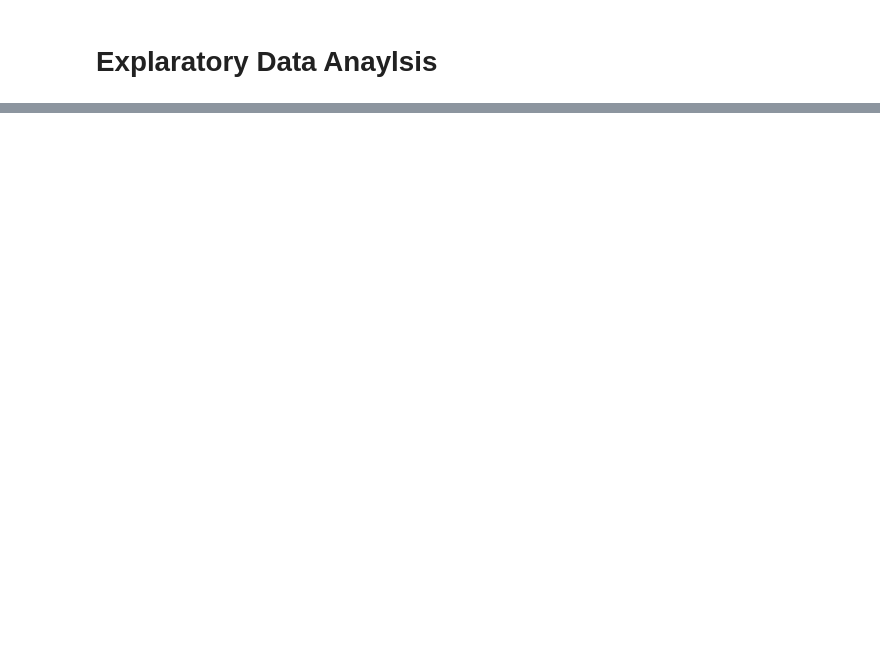
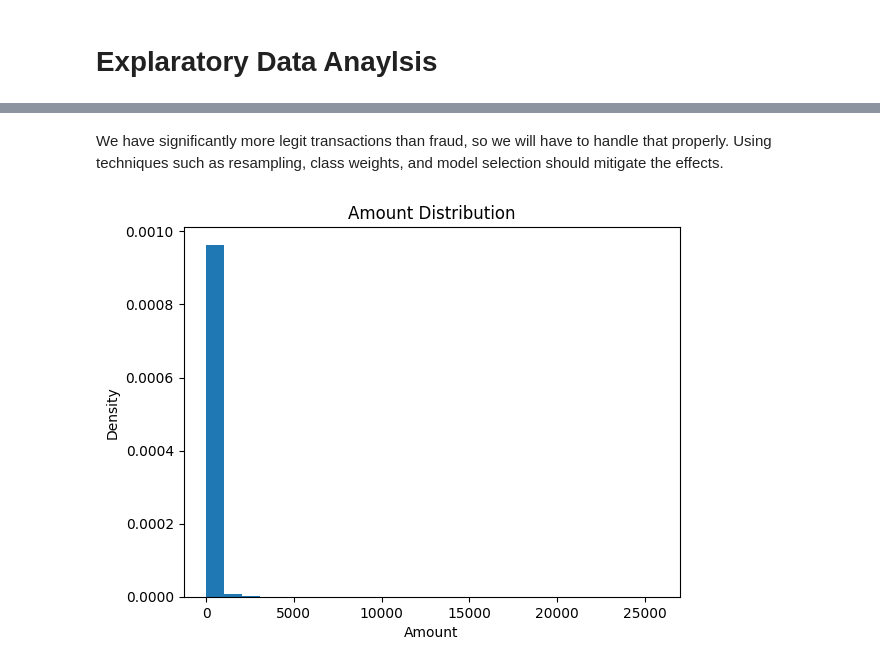
Before and after one commit to rohith1824/Fraud-Detection-Ml, a Jupyter notebook: Notebooks/01_eda.ipynb, the cells around one changed output, grey strips where cells are left out. Saved outputs shown, nothing was run; the diff lists cells and outputs as text; code cells hidden in the pictures; blank space fills up the shorter version.

```diff
--- a/Notebooks/01_eda.ipynb
+++ b/Notebooks/01_eda.ipynb
@@ -42,0 +91,7 @@ memory usage: 67.4 MB
+# %%
+data = data.drop_duplicates()
+
+# check duplicates
+print(f"Duplicates: {data.duplicated().sum()}")
+dup_counts = data[data.duplicated(keep=False)].groupby('Class').size()
+print(dup_counts)
@@ -42,0 +120,12 @@ memory usage: 67.4 MB
+# %% [markdown]
+We have significantly more legit transactions than fraud, so we will have to handle that properly. Using techniques such as resampling, class weights, and model selection should mitigate the effects.
+# %%
+# Transaction amount distribution
+plt.figure()
+plt.hist(data["Amount"], bins=25, density=True)
+plt.title(f'{"Amount"} Distribution')
+plt.xlabel("Amount")
+plt.ylabel('Density')
+plt.show()
+# %% [output]
+[figure, added]
```
Also changed, not shown: parts of 20 cells of this notebook.
